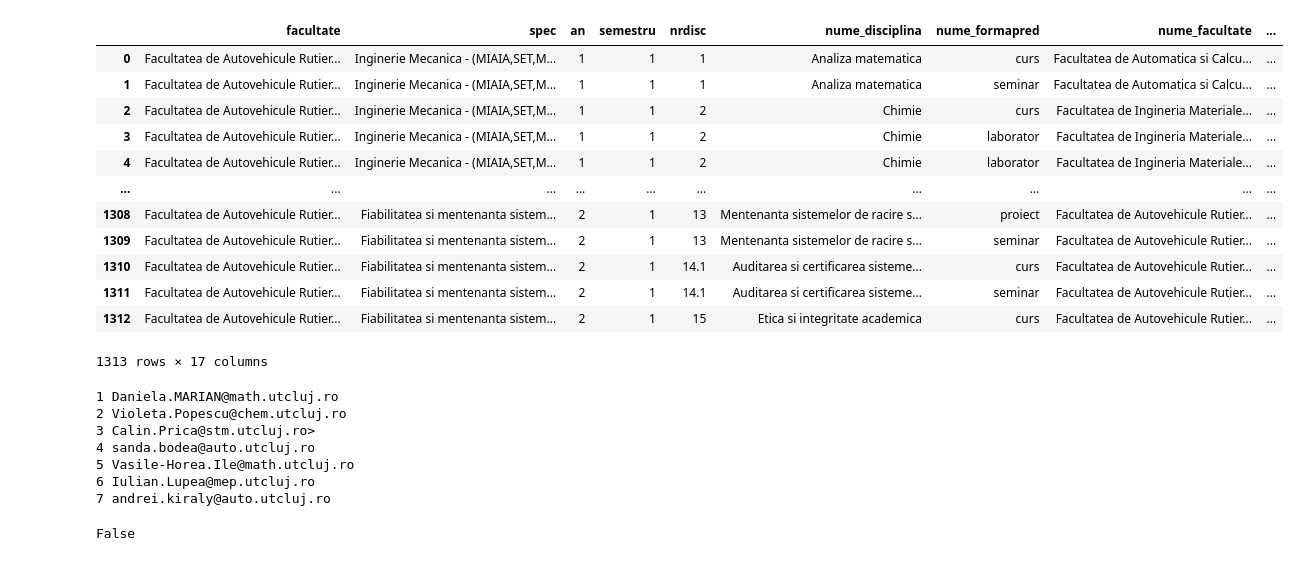
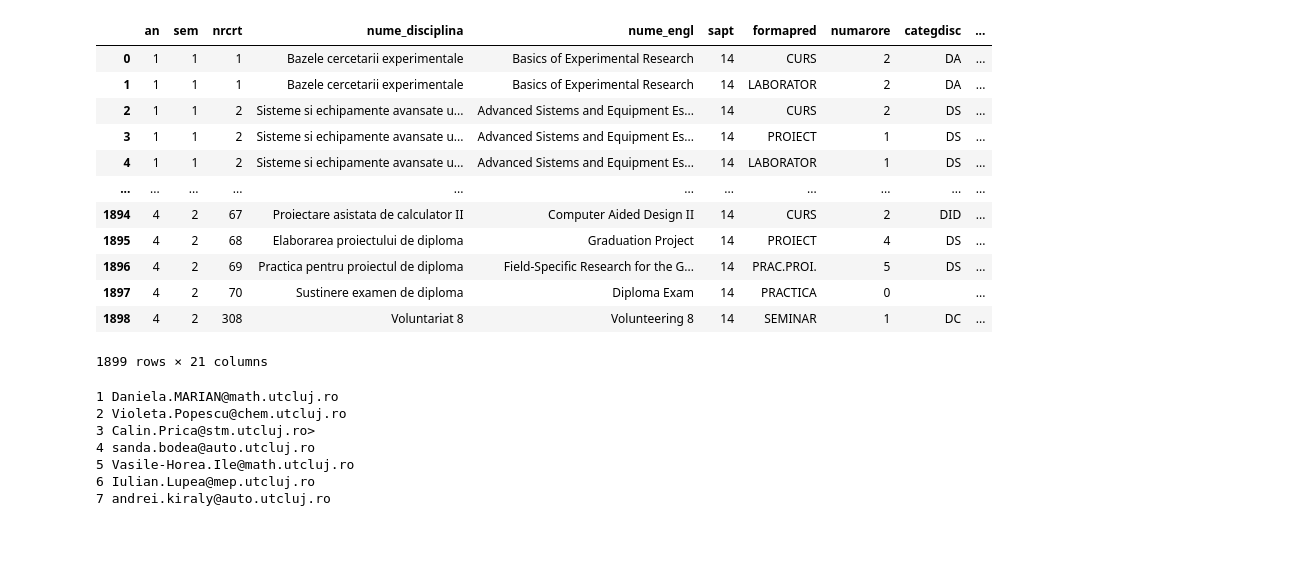
Before and after one commit to vladstroia/utcluj_docs, a Jupyter notebook: util mail.ipynb, the cells around one changed output. Drawn from its saved outputs; the diff is of its cells as text; code cells hidden in the pictures.

Commit message:
am obtinut un tabel care are si datele cursului si email ul profului

```diff
--- a/util mail.ipynb
+++ b/util mail.ipynb
@@ -3,24 +3,27 @@
 # %%
 import pandas as pd
 
-df = pd.read_csv('adrese_mail.csv', dtype=str)
+df_mail = pd.read_csv('adrese_mail.csv', dtype=str)
+df_mail.applymap(lambda x: x.strip() if isinstance(x, str) else x)
+
+df = pd.read_csv('tabel_materii.csv', dtype=str)
 df.applymap(lambda x: x.strip() if isinstance(x, str) else x)
-
+# df_mail.applymap(lambda x: x.strip() if isinstance(x, str) else x)
 # we have to create the context object for each row in the csv file
 # %% [output]
-|  | facultate | spec | an | semestru | nrdisc | nume_disciplina | nume_formapred | nume_facultate | ... |
-| 0 | Facultatea de Autovehicule Rutier... | Inginerie Mecanica - (MIAIA,SET,M... | 1 | 1 | 1 | Analiza matematica | curs | Facultatea de Automatica si Calcu... | ... |
-| 1 | Facultatea de Autovehicule Rutier... | Inginerie Mecanica - (MIAIA,SET,M... | 1 | 1 | 1 | Analiza matematica | seminar | Facultatea de Automatica si Calcu... | ... |
-| 2 | Facultatea de Autovehicule Rutier... | Inginerie Mecanica - (MIAIA,SET,M... | 1 | 1 | 2 | Chimie | curs | Facultatea de Ingineria Materiale... | ... |
-| 3 | Facultatea de Autovehicule Rutier... | Inginerie Mecanica - (MIAIA,SET,M... | 1 | 1 | 2 | Chimie | laborator | Facultatea de Ingineria Materiale... | ... |
-| 4 | Facultatea de Autovehicule Rutier... | Inginerie Mecanica - (MIAIA,SET,M... | 1 | 1 | 2 | Chimie | laborator | Facultatea de Ingineria Materiale... | ... |
-| ... | ... | ... | ... | ... | ... | ... | ... | ... | ... |
-| 1308 | Facultatea de Autovehicule Rutier... | Fiabilitatea si mentenanta sistem... | 2 | 1 | 13 | Mentenanta sistemelor de racire s... | proiect | Facultatea de Autovehicule Rutier... | ... |
-| 1309 | Facultatea de Autovehicule Rutier... | Fiabilitatea si mentenanta sistem... | 2 | 1 | 13 | Mentenanta sistemelor de racire s... | seminar | Facultatea de Autovehicule Rutier... | ... |
-| 1310 | Facultatea de Autovehicule Rutier... | Fiabilitatea si mentenanta sistem... | 2 | 1 | 14.1 | Auditarea si certificarea sisteme... | curs | Facultatea de Autovehicule Rutier... | ... |
-| 1311 | Facultatea de Autovehicule Rutier... | Fiabilitatea si mentenanta sistem... | 2 | 1 | 14.1 | Auditarea si certificarea sisteme... | seminar | Facultatea de Autovehicule Rutier... | ... |
-| 1312 | Facultatea de Autovehicule Rutier... | Fiabilitatea si mentenanta sistem... | 2 | 1 | 15 | Etica si integritate academica | curs | Facultatea de Autovehicule Rutier... | ... |
+|  | an | sem | nrcrt | nume_disciplina | nume_engl | sapt | formapred | numarore | categdisc | ... |
+| 0 | 1 | 1 | 1 | Bazele cercetarii experimentale | Basics of Experimental Research | 14 | CURS | 2 | DA | ... |
+| 1 | 1 | 1 | 1 | Bazele cercetarii experimentale | Basics of Experimental Research | 14 | LABORATOR | 2 | DA | ... |
+| 2 | 1 | 1 | 2 | Sisteme si echipamente avansate u... | Advanced Sistems and Equipment Es... | 14 | CURS | 2 | DS | ... |
+| 3 | 1 | 1 | 2 | Sisteme si echipamente avansate u... | Advanced Sistems and Equipment Es... | 14 | PROIECT | 1 | DS | ... |
+| 4 | 1 | 1 | 2 | Sisteme si echipamente avansate u... | Advanced Sistems and Equipment Es... | 14 | LABORATOR | 1 | DS | ... |
+| ... | ... | ... | ... | ... | ... | ... | ... | ... | ... | ... |
+| 1894 | 4 | 2 | 67 | Proiectare asistata de calculator II | Computer Aided Design II | 14 | CURS | 2 | DID | ... |
+| 1895 | 4 | 2 | 68 | Elaborarea proiectului de diploma | Graduation Project | 14 | PROIECT | 4 | DS | ... |
+| 1896 | 4 | 2 | 69 | Practica pentru proiectul de diploma | Field-Specific Research for the G... | 14 | PRAC.PROI. | 5 | DS | ... |
+| 1897 | 4 | 2 | 70 | Sustinere examen de diploma | Diploma Exam | 14 | PRACTICA | 0 |  | ... |
+| 1898 | 4 | 2 | 308 | Voluntariat 8 | Volunteering 8 | 14 | SEMINAR | 1 | DC | ... |
-1313 rows × 17 columns
+1899 rows × 21 columns
 # %%
 df["nrdisc"][0]
 df["email"][2]
@@ -36,7 +39,3 @@ for i in range(20):
 5 Vasile-Horea.Ile@math.utcluj.ro
 6 Iulian.Lupea@mep.utcluj.ro
 7 andrei.kiraly@auto.utcluj.ro
-# %%
-type(3) == "int"
-# %% [output]
-False
```
Also changed, not shown: parts of 1 cell of this notebook, 6 other files.
